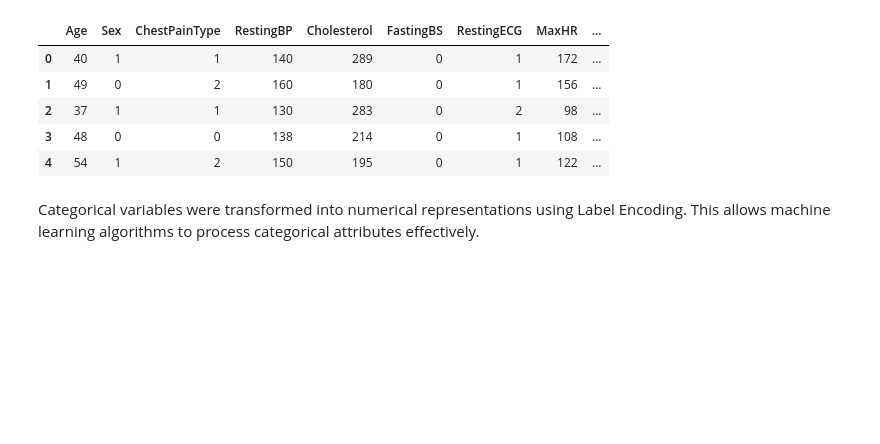
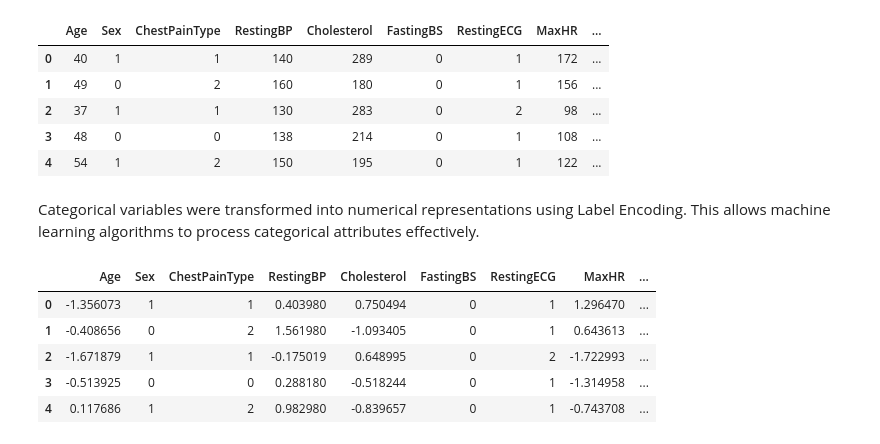
Before and after one commit to Maleewij65/heart-disease-prediction-ML_Assignment, a Jupyter notebook: IT22339324_Catboost.ipynb, the cells around one changed output. Drawn from its saved outputs; the diff is of its cells as text; code cells hidden in the pictures; blank space fills up the shorter version.

Commit message:
Feature Scaling

```diff
--- a/IT22339324_Catboost.ipynb
+++ b/IT22339324_Catboost.ipynb
@@ -210,3 +210,18 @@ data.head()
 Categorical variables were transformed into numerical representations
 using Label Encoding. This allows machine learning algorithms to
 process categorical attributes effectively.
+# %%
+### Feature Scaling
+from sklearn.preprocessing import StandardScaler
+scaler = StandardScaler()
+scale_columns = ['Age','RestingBP','Cholesterol','MaxHR','Oldpeak']
+data[scale_columns] = scaler.fit_transform(data[scale_columns])
+
+data.head()
+# %% [output]
+|  | Age | Sex | ChestPainType | RestingBP | Cholesterol | FastingBS | RestingECG | MaxHR | ... |
+| 0 | -1.356073 | 1 | 1 | 0.403980 | 0.750494 | 0 | 1 | 1.296470 | ... |
+| 1 | -0.408656 | 0 | 2 | 1.561980 | -1.093405 | 0 | 1 | 0.643613 | ... |
+| 2 | -1.671879 | 1 | 1 | -0.175019 | 0.648995 | 0 | 2 | -1.722993 | ... |
+| 3 | -0.513925 | 0 | 0 | 0.288180 | -0.518244 | 0 | 1 | -1.314958 | ... |
+| 4 | 0.117686 | 1 | 2 | 0.982980 | -0.839657 | 0 | 1 | -0.743708 | ... |
```
